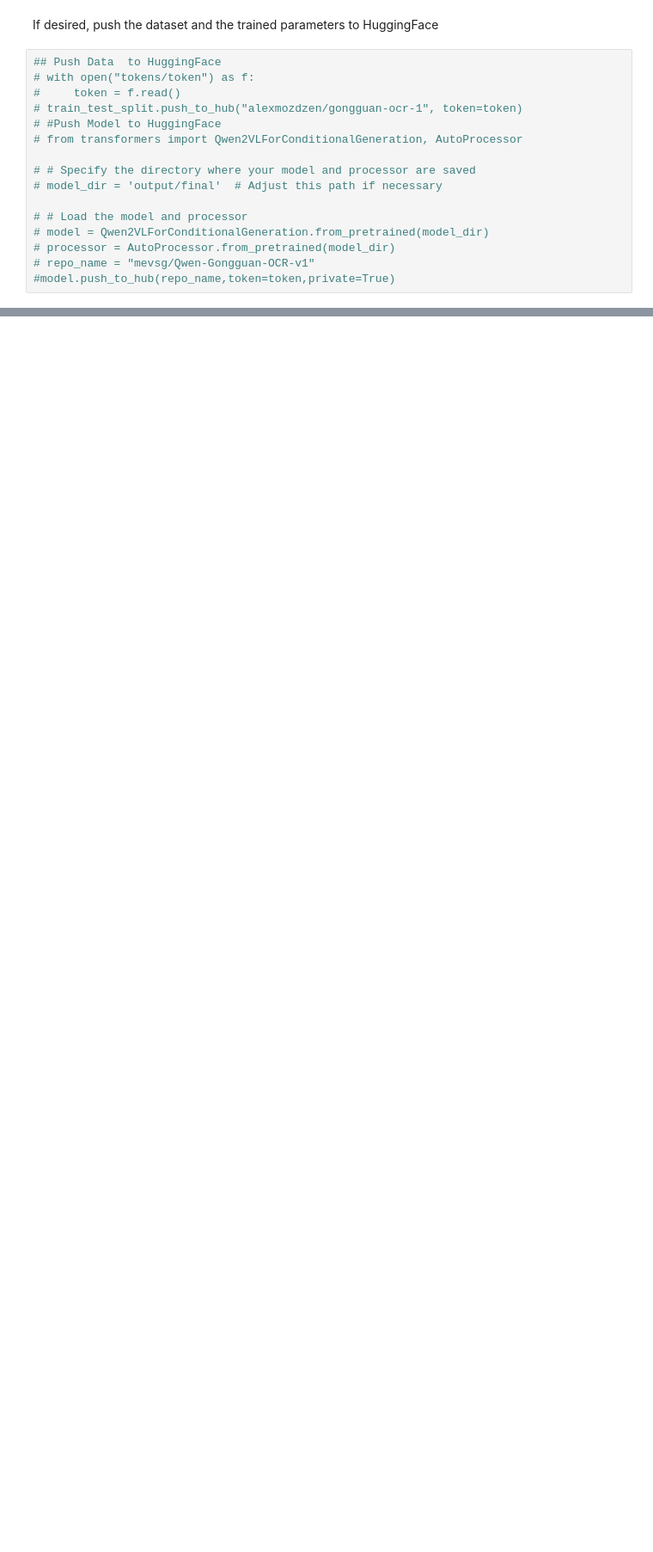
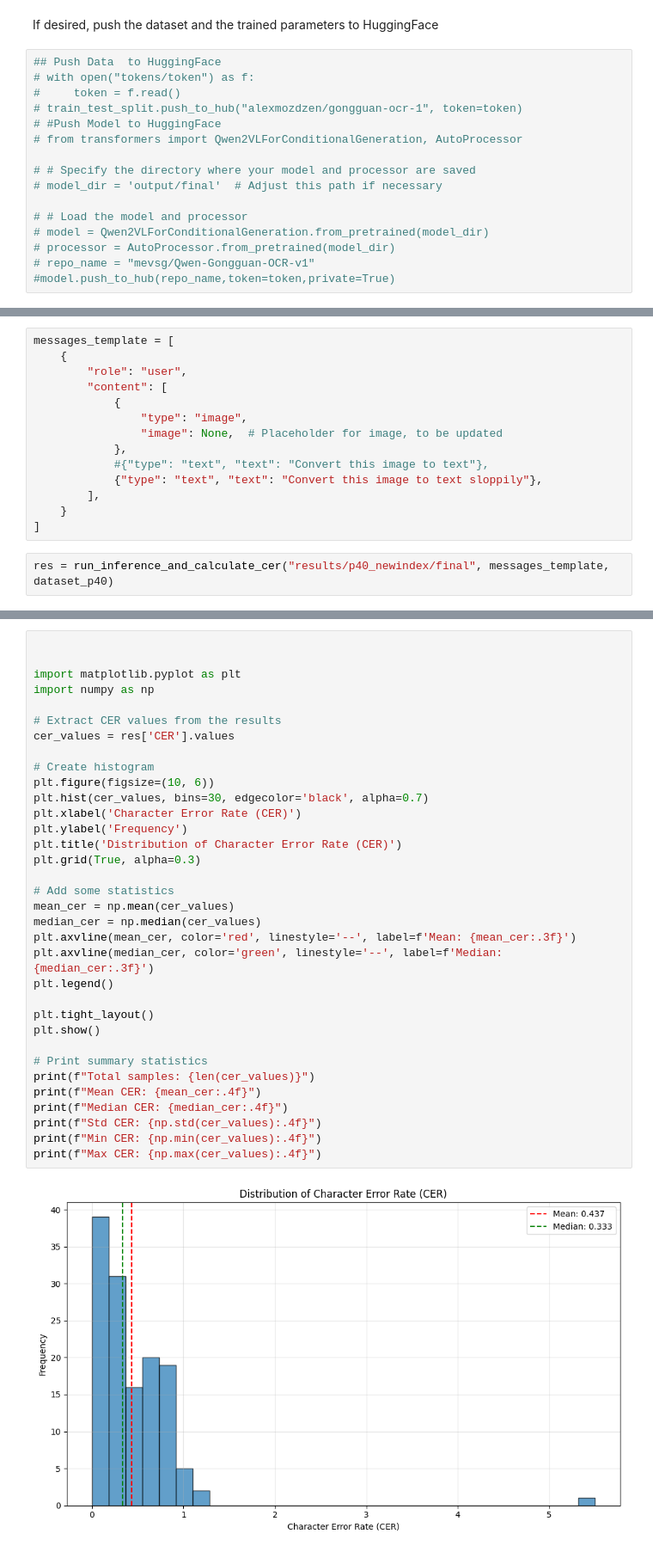
Before and after one commit to alex-zdz/ocr, a Jupyter notebook: scripts/train_test.ipynb, the cells around one changed output, grey strips where cells are left out. Shown at 86% size. Cells and saved outputs as stored; diff of their text form; blank space fills up the shorter version.

```diff
--- a/scripts/train_test.ipynb
+++ b/scripts/train_test.ipynb
@@ -95,0 +175,16 @@ If desired, push the dataset and the trained parameters to HuggingFace
+# %%
+messages_template = [
+    {
+        "role": "user",
+        "content": [
+            {
+                "type": "image",
+                "image": None,  # Placeholder for image, to be updated
+            },
+            #{"type": "text", "text": "Convert this image to text"},
+            {"type": "text", "text": "Convert this image to text sloppily"},
+        ],
+    }
+]
+# %%
+res = run_inference_and_calculate_cer("results/p40_newindex/final", messages_template, dataset_p40)
@@ -95,0 +209,36 @@ If desired, push the dataset and the trained parameters to HuggingFace
+# %%
+
+
+import matplotlib.pyplot as plt
+import numpy as np
+
+# Extract CER values from the results
+cer_values = res['CER'].values
+
+# Create histogram
+plt.figure(figsize=(10, 6))
+plt.hist(cer_values, bins=30, edgecolor='black', alpha=0.7)
+plt.xlabel('Character Error Rate (CER)')
+plt.ylabel('Frequency')
+plt.title('Distribution of Character Error Rate (CER)')
+plt.grid(True, alpha=0.3)
+
+# Add some statistics
+mean_cer = np.mean(cer_values)
+median_cer = np.median(cer_values)
+plt.axvline(mean_cer, color='red', linestyle='--', label=f'Mean: {mean_cer:.3f}')
+plt.axvline(median_cer, color='green', linestyle='--', label=f'Median: {median_cer:.3f}')
+plt.legend()
+
+plt.tight_layout()
+plt.show()
+
+# Print summary statistics
+print(f"Total samples: {len(cer_values)}")
+print(f"Mean CER: {mean_cer:.4f}")
+print(f"Median CER: {median_cer:.4f}")
+print(f"Std CER: {np.std(cer_values):.4f}")
+print(f"Min CER: {np.min(cer_values):.4f}")
+print(f"Max CER: {np.max(cer_values):.4f}")
+# %% [output]
+[figure, added]
```
Also changed, not shown: parts of 28 cells of this notebook, 6 other files.
